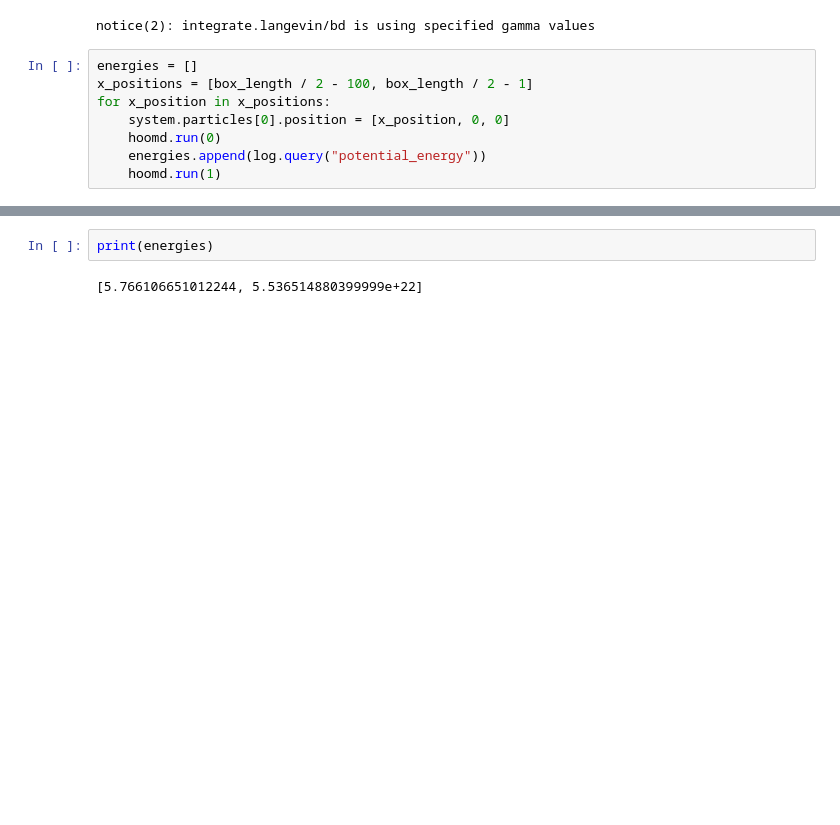
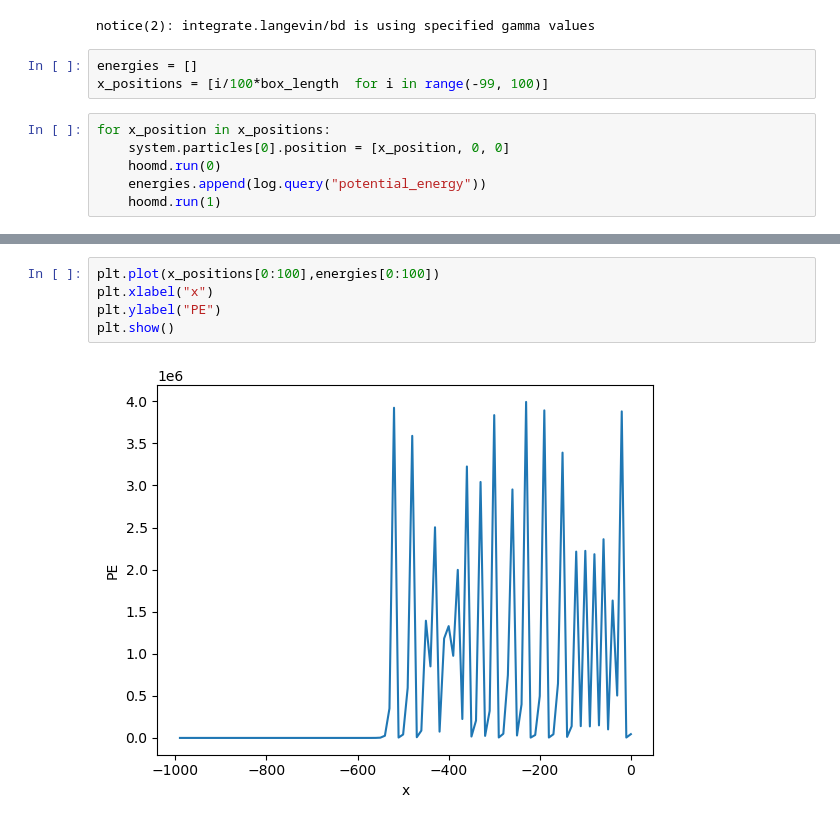
Before and after one commit to hocky-research-group/PACSim, a Jupyter notebook: jupyter_scripts/plot_slj_walls_hoomd.ipynb, the cells around one changed output, grey strips where cells are left out. Drawn from its saved outputs; the diff is of its cells as text; blank space fills up the shorter version.

```diff
--- a/jupyter_scripts/plot_slj_walls_hoomd.ipynb
+++ b/jupyter_scripts/plot_slj_walls_hoomd.ipynb
@@ -55,9 +60,10 @@ log = hoomd.analyze.log(filename=None,
                         phase=-1)
 # %% [output]
 notice(2): integrate.langevin/bd is using specified gamma values
+# %%
+energies = []
+x_positions = [i/100*box_length  for i in range(-99, 100)]
 # %%
-energies = []
-x_positions = [box_length / 2 - 100, box_length / 2 - 1]
 for x_position in x_positions:
     system.particles[0].position = [x_position, 0, 0]
     hoomd.run(0)
@@ -95,4 +116,7 @@ Average TPS: 5649.72
-# %%
-print(energies)
-# %% [output]
-[5.766106651012244, 5.536514880399999e+22]
+# %%
+plt.plot(x_positions[0:100],energies[0:100])
+plt.xlabel("x")
+plt.ylabel("PE")
+plt.show()
+# %% [output]
+[figure, added]
```
Also changed, not shown: parts of 5 cells of this notebook.
